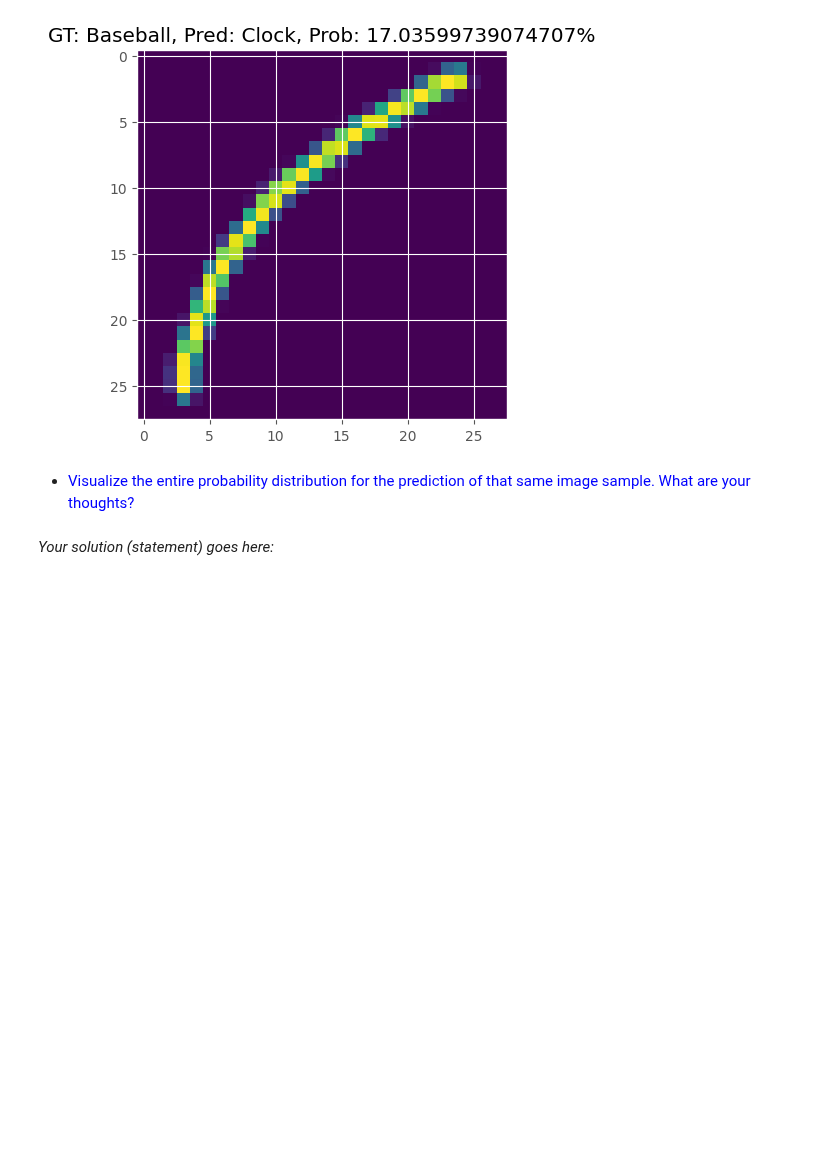
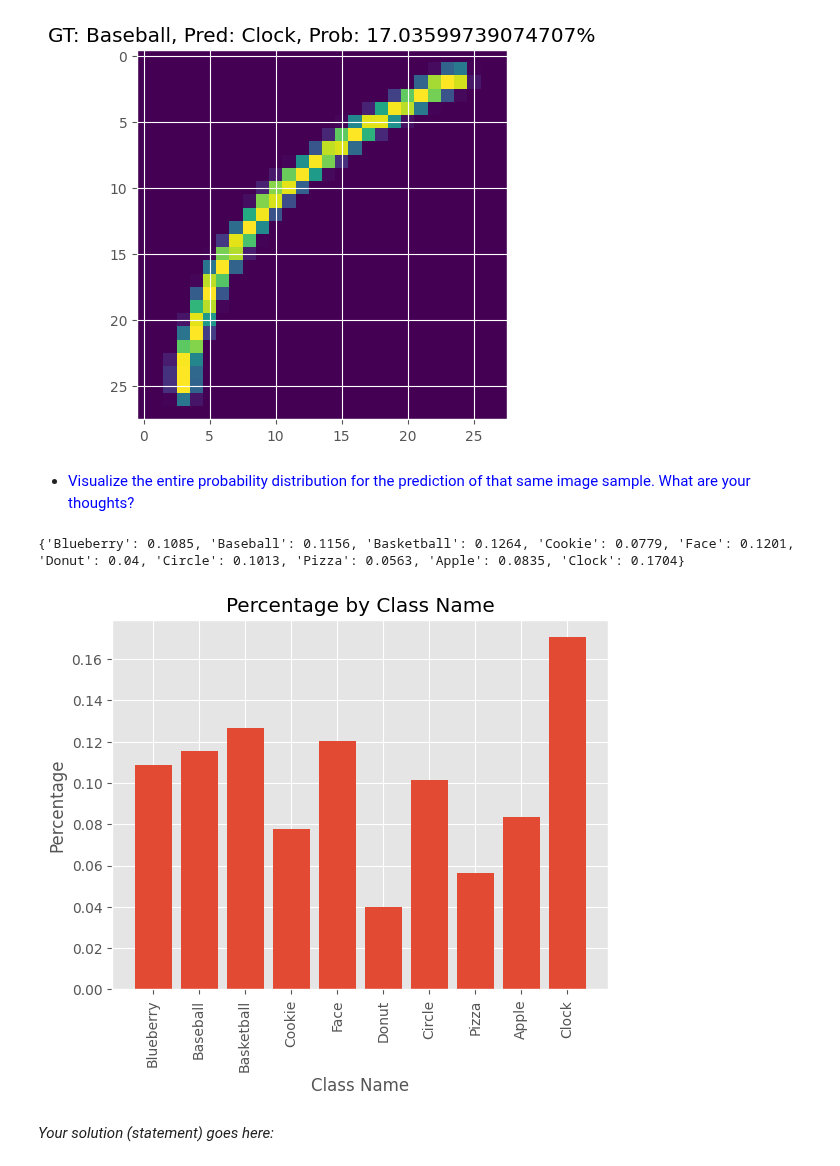
Before and after one commit to muazzamaqeel/DeepLearning, a Jupyter notebook: University_Work/Group-Work/CNN/Assignment/05d_CNN_Ex.ipynb, the cells around one changed output. Drawn from its saved outputs; the diff is of its cells as text; code cells hidden in the pictures; blank space fills up the shorter version.

```diff
--- a/University_Work/Group-Work/CNN/Assignment/05d_CNN_Ex.ipynb
+++ b/University_Work/Group-Work/CNN/Assignment/05d_CNN_Ex.ipynb
@@ -373,7 +364,7 @@ Clock : 1.75%
 # %%
 # Example for test image at index 22866
 idx = 22866
-sample, label = test_dataset[idx]
+sample, label = testing_image[idx]
 img = testing_img[idx]
 pred, probs = predict(model, sample, binary=False)
 
@@ -390,2 +379,23 @@ plt.show()
+# %%
+import matplotlib.pyplot as plt
+
+# Simulated data
+classes = ['Blueberry', 'Baseball', 'Basketball', 'Cookie', 'Face', 'Donut', 'Circle', 'Pizza', 'Apple', 'Clock']
+# Creating a dictionary from classes and their corresponding probabilities
+distribution = {class_name: float(prob) for class_name, prob in zip(classes, probs)}
+print(distribution)
+
+# Plotting
+fig, ax = plt.subplots()
+ax.bar(distribution.keys(), distribution.values())
+ax.set_xlabel('Class Name')
+ax.set_ylabel('Percentage')
+ax.set_title('Percentage by Class Name')
+ax.set_xticks(range(len(distribution)))
+ax.set_xticklabels(distribution.keys(), rotation=90)
+plt.show()
+# %% [output]
+{'Blueberry': 0.1085, 'Baseball': 0.1156, 'Basketball': 0.1264, 'Cookie': 0.0779, 'Face': 0.1201, 'Donut': 0.04, 'Circle': 0.1013, 'Pizza': 0.0563, 'Apple': 0.0835, 'Clock': 0.1704}
+[figure, added]
 # %% [markdown]
 *Your solution (statement) goes here:*
```
Also changed, not shown: parts of 11 cells of this notebook.
